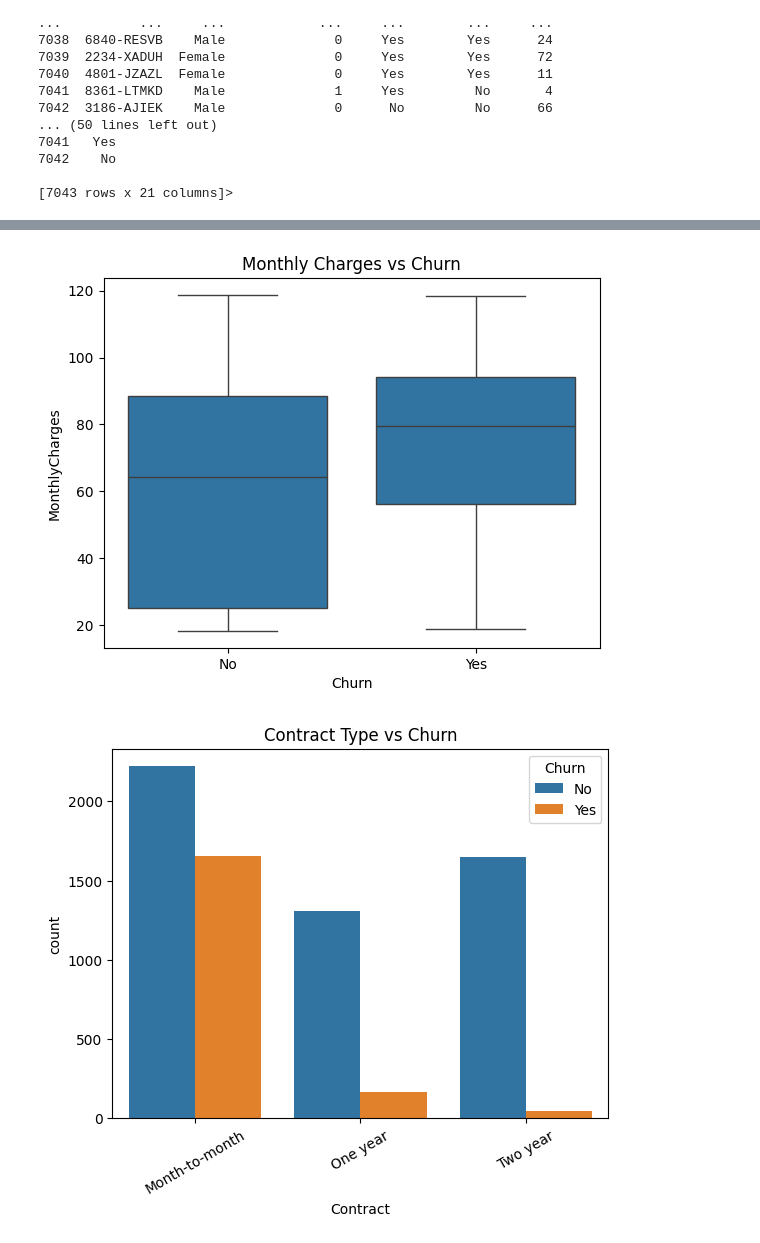
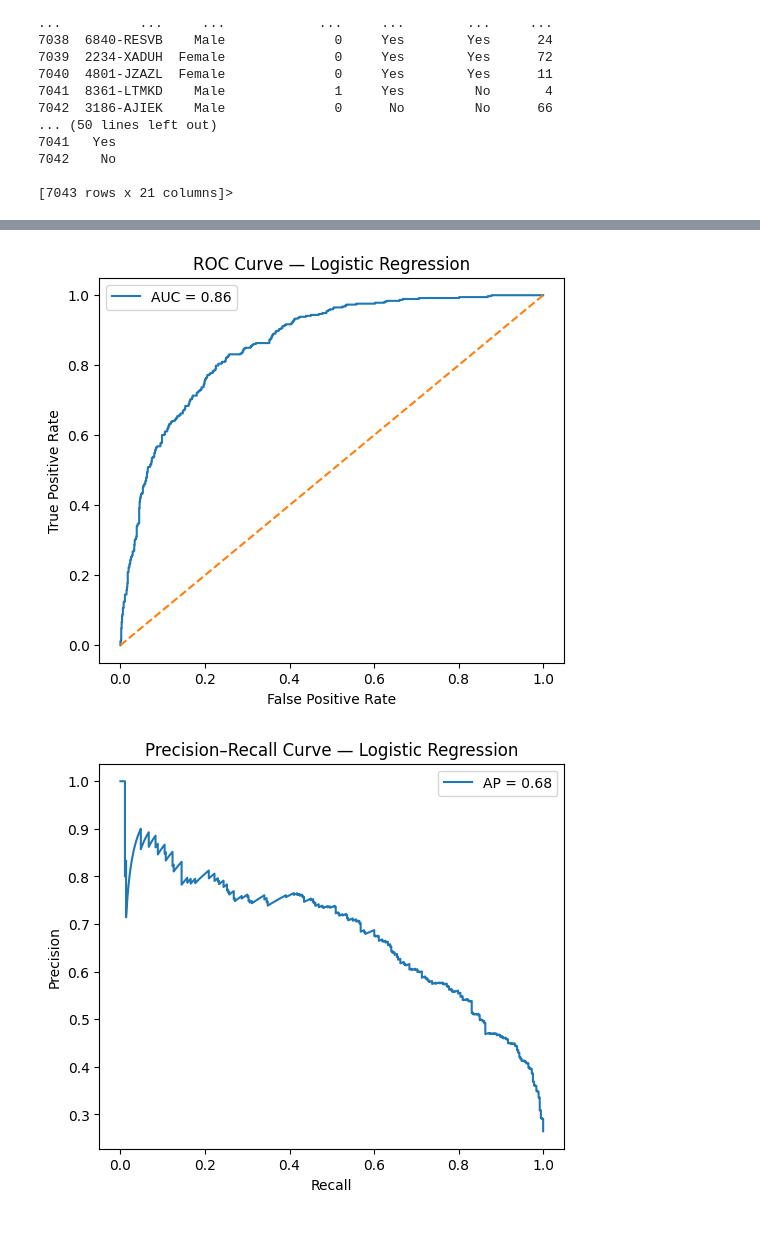
Before and after one commit to arkamrit/telco-customer-churn, a Jupyter notebook: notebooks/01_eda.ipynb, the cells around one changed output, grey strips where cells are left out. Drawn from its saved outputs; the diff is of its cells as text; code cells hidden in the pictures.

```diff
--- a/notebooks/01_eda.ipynb
+++ b/notebooks/01_eda.ipynb
@@ -88,0 +89,22 @@ plt.show()
+# %%
+import joblib
+from sklearn.model_selection import train_test_split
+
+# Clean data
+df["TotalCharges"] = pd.to_numeric(df["TotalCharges"], errors="coerce")
+df["TotalCharges"] = df["TotalCharges"].fillna(df["TotalCharges"].median())
+
+# Load pre-trained pipeline
+pipeline = joblib.load("../models/churn_pipeline.pkl")
+
+# Prepare target variable
+y = df["Churn"].map({"Yes": 1, "No": 0})
+X = df.drop(columns=["customerID", "Churn"])
+
+# Split data
+X_train, X_test, y_train, y_test = train_test_split(
+    X, y, test_size=0.2, random_state=42
+)
+
+# Get probabilities for test set
+lr_probs = pipeline.predict_proba(X_test)[:, 1]
@@ -89,14 +122,32 @@ plt.show()
 # %%
-sns.boxplot(x="Churn", y="MonthlyCharges", data=df)
-plt.title("Monthly Charges vs Churn")
+from sklearn.metrics import roc_curve, auc
+
+fpr, tpr, _ = roc_curve(y_test, lr_probs)
+roc_auc = auc(fpr, tpr)
+
+plt.figure(figsize=(6, 5))
+plt.plot(fpr, tpr, label=f"AUC = {roc_auc:.2f}")
+plt.plot([0, 1], [0, 1], linestyle="--")
+plt.xlabel("False Positive Rate")
+plt.ylabel("True Positive Rate")
+plt.title("ROC Curve — Logistic Regression")
+plt.legend()
 plt.show()
 # %% [output]
-[figure, old version]
+[figure, new version]
 # %%
-sns.countplot(x="Contract", hue="Churn", data=df)
-plt.xticks(rotation=30)
-plt.title("Contract Type vs Churn")
+from sklearn.metrics import precision_recall_curve, average_precision_score
+
+precision, recall, thresholds = precision_recall_curve(y_test, lr_probs)
+ap = average_precision_score(y_test, lr_probs)
+
+plt.figure(figsize=(6, 5))
+plt.plot(recall, precision, label=f"AP = {ap:.2f}")
+plt.xlabel("Recall")
+plt.ylabel("Precision")
+plt.title("Precision–Recall Curve — Logistic Regression")
+plt.legend()
 plt.show()
 # %% [output]
-[figure, old version]
+[figure, new version]
 # %%
```
Also changed, not shown: parts of 13 cells of this notebook, 7 other files.
